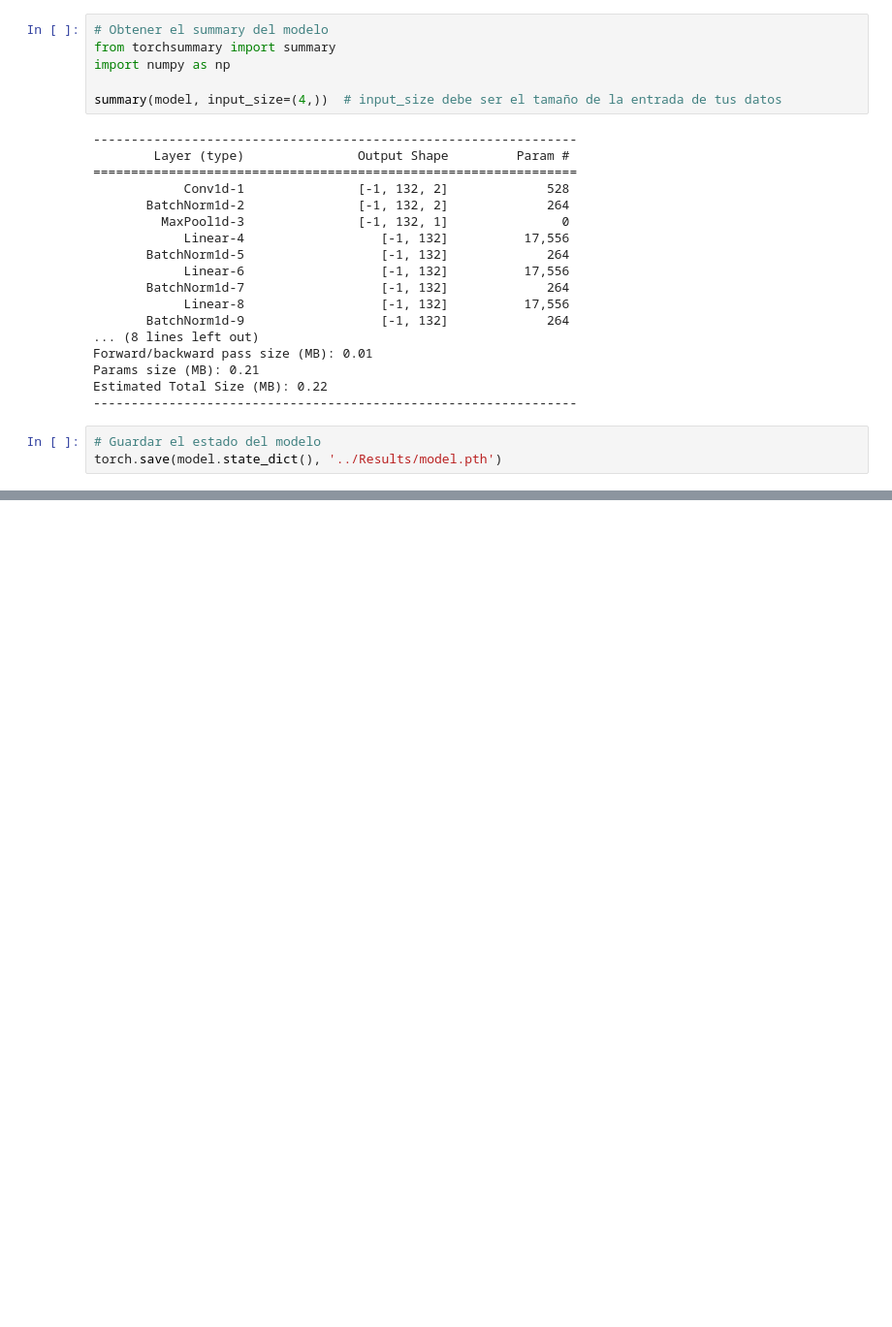
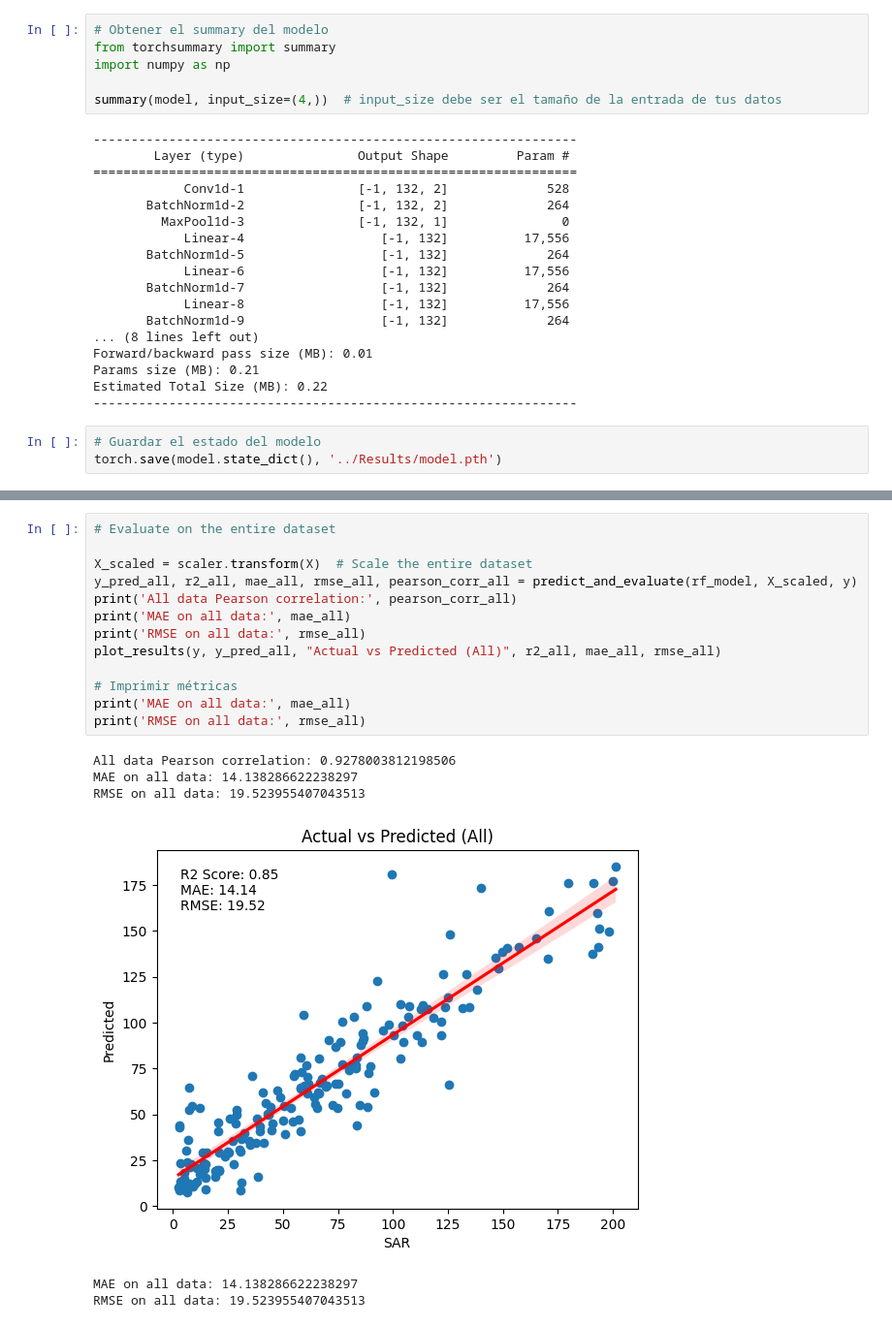
Before and after one commit to Emmanuel461/PML_2023_2024, a Jupyter notebook: Final_work/Codes/Modeling.ipynb, the cells around one changed output, grey strips where cells are left out. Shown at 97% size. Drawn from its saved outputs; the diff is of its cells as text; blank space fills up the shorter version.

```diff
--- a/Final_work/Codes/Modeling.ipynb
+++ b/Final_work/Codes/Modeling.ipynb
@@ -286,0 +359,20 @@ plt.show()
+# %%
+# Evaluate on the entire dataset
+
+X_scaled = scaler.transform(X)  # Scale the entire dataset
+y_pred_all, r2_all, mae_all, rmse_all, pearson_corr_all = predict_and_evaluate(rf_model, X_scaled, y)
+print('All data Pearson correlation:', pearson_corr_all)
+print('MAE on all data:', mae_all)
+print('RMSE on all data:', rmse_all)
+plot_results(y, y_pred_all, "Actual vs Predicted (All)", r2_all, mae_all, rmse_all)
+
+# Imprimir métricas
+print('MAE on all data:', mae_all)
+print('RMSE on all data:', rmse_all)
+# %% [output]
+All data Pearson correlation: 0.9278003812198506
+MAE on all data: 14.138286622238297
+RMSE on all data: 19.523955407043513
+[figure, added]
+MAE on all data: 14.138286622238297
+RMSE on all data: 19.523955407043513
```
Also changed, not shown: parts of 6 cells of this notebook, 3 other files.
